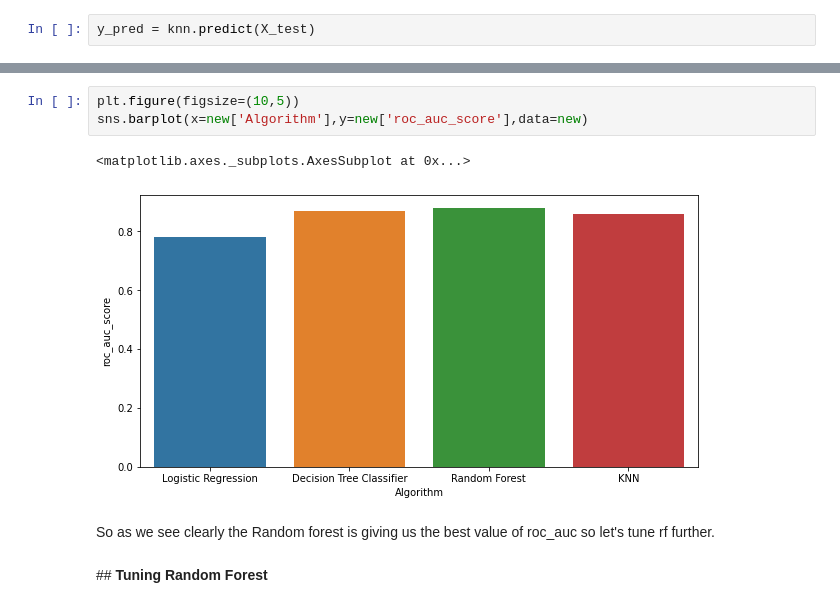
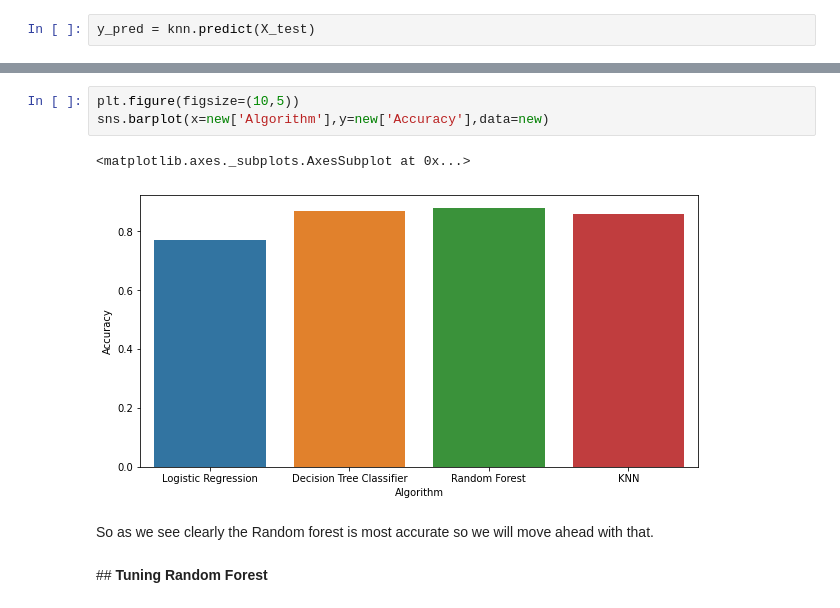
Before and after one commit to OfficialMuditsinha/Bank-Marketing-Effectiveness-Prediction-, a Jupyter notebook: Bank_Marketing_Effectiveness_Prediction_Capstone_Project.ipynb, the cells around one changed output, grey strips where cells are left out. Saved outputs shown, nothing was run; the diff lists cells and outputs as text.

```diff
--- a/Bank_Marketing_Effectiveness_Prediction_Capstone_Project.ipynb
+++ b/Bank_Marketing_Effectiveness_Prediction_Capstone_Project.ipynb
@@ -916,12 +859,12 @@ new
 | 3 | KNN | 0.86 |
 # %%
 plt.figure(figsize=(10,5))
-sns.barplot(x=new['Algorithm'],y=new['roc_auc_score'],data=new)
+sns.barplot(x=new['Algorithm'],y=new['Accuracy'],data=new)
 # %% [output]
 <matplotlib.axes._subplots.AxesSubplot at 0x...>
-[figure, old version]
+[figure, new version]
 # %% [markdown]
-So as we see clearly the Random forest is giving us the best value of roc_auc so let's tune rf further.
+So as we see clearly the Random forest is most accurate so we will move ahead with that.
 # %% [markdown]
 ##<b> Tuning Random Forest
 # %%
```
Also changed, not shown: parts of 29 cells of this notebook.
